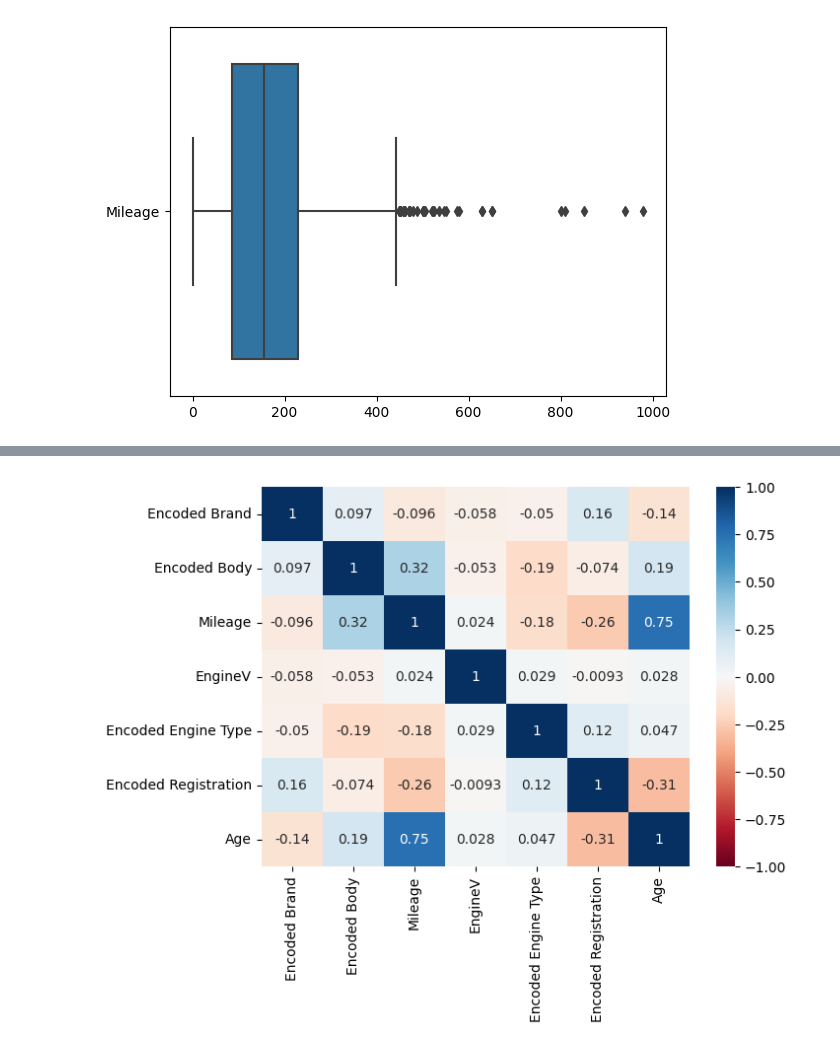
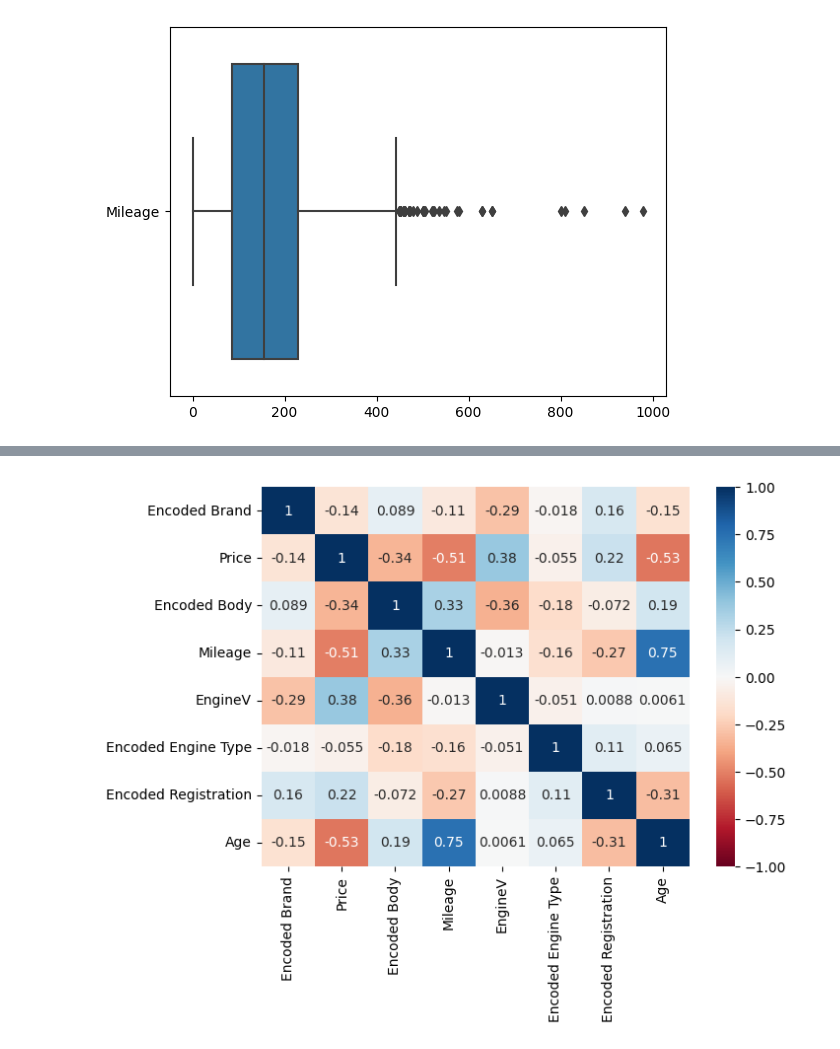
Before and after one commit to HansJoachimW/AFL3-Statistics, a Jupyter notebook: AFL3_CarPrice.ipynb, the cells around one changed output, grey strips where cells are left out. Drawn from its saved outputs; the diff is of its cells as text; code cells hidden in the pictures.

```diff
--- a/AFL3_CarPrice.ipynb
+++ b/AFL3_CarPrice.ipynb
@@ -111,7 +145,7 @@ plt.show()
 # %%
 # Display the correlation strength and direction using heatmap
 plt.subplots(figsize=(7,5))
-sns.heatmap(df[['Encoded Brand', 'Encoded Body', 'Mileage', 'EngineV', 'Encoded Engine Type', 'Encoded Registration', 'Age']].corr(), vmin=-1, vmax=1, cmap="RdBu", annot=True)
+sns.heatmap(df[['Encoded Brand', 'Price', 'Encoded Body', 'Mileage', 'EngineV', 'Encoded Engine Type', 'Encoded Registration', 'Age']].corr(), vmin=-1, vmax=1, cmap="RdBu", annot=True)
 plt.show()
 # %% [output]
-[figure, old version]
+[figure, new version]
```
Also changed, not shown: parts of 11 cells of this notebook.
